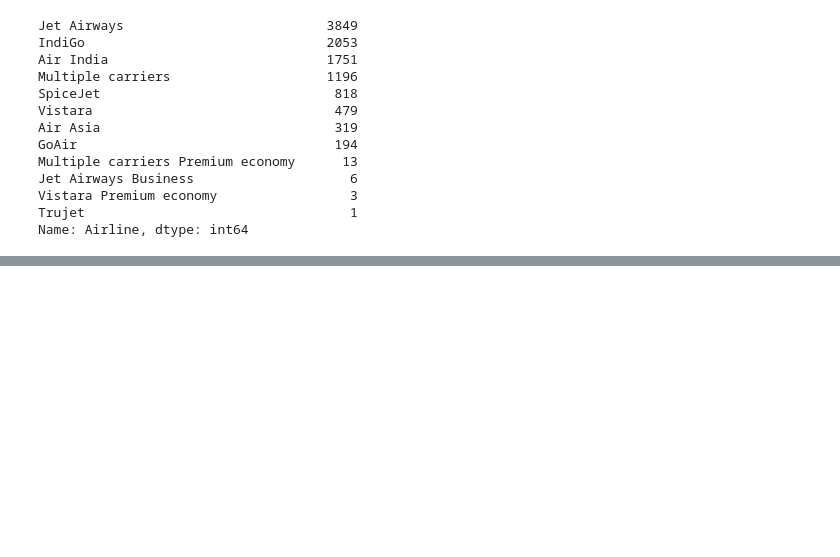
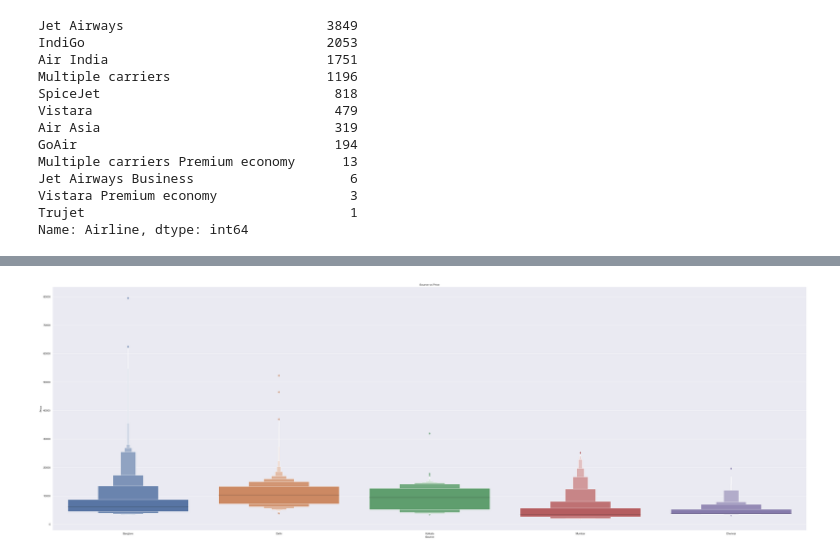
Before and after one commit to soumyadeep28/Data-Science, a Jupyter notebook: Internship_Mock_Projects/Projects/AirFlight_fare_prediction/Air Fare Prediction.ipynb, the cells around one changed output, grey strips where cells are left out. Cells and saved outputs as stored; diff of their text form; code cells hidden in the pictures; blank space fills up the shorter version.

```diff
--- a/Internship_Mock_Projects/Projects/AirFlight_fare_prediction/Air Fare Prediction.ipynb
+++ b/Internship_Mock_Projects/Projects/AirFlight_fare_prediction/Air Fare Prediction.ipynb
@@ -230,0 +281,9 @@ Name: Airline, dtype: int64
+# %%
+# NOW DRAW CATEGORY DATA AND COMPARE WITH PRICE -> TO SEE WHICH Source HAS HIGH -LOW PRICE
+
+sns.catplot(y = "Price" , x = 'Source' ,data = data.sort_values('Price' , ascending = False) ,kind='boxen',height = 15 , aspect=3)
+plt.title("Source vs Price")
+
+plt.show()
+# %% [output]
+[figure, added]
```
Also changed, not shown: parts of 22 cells of this notebook.
